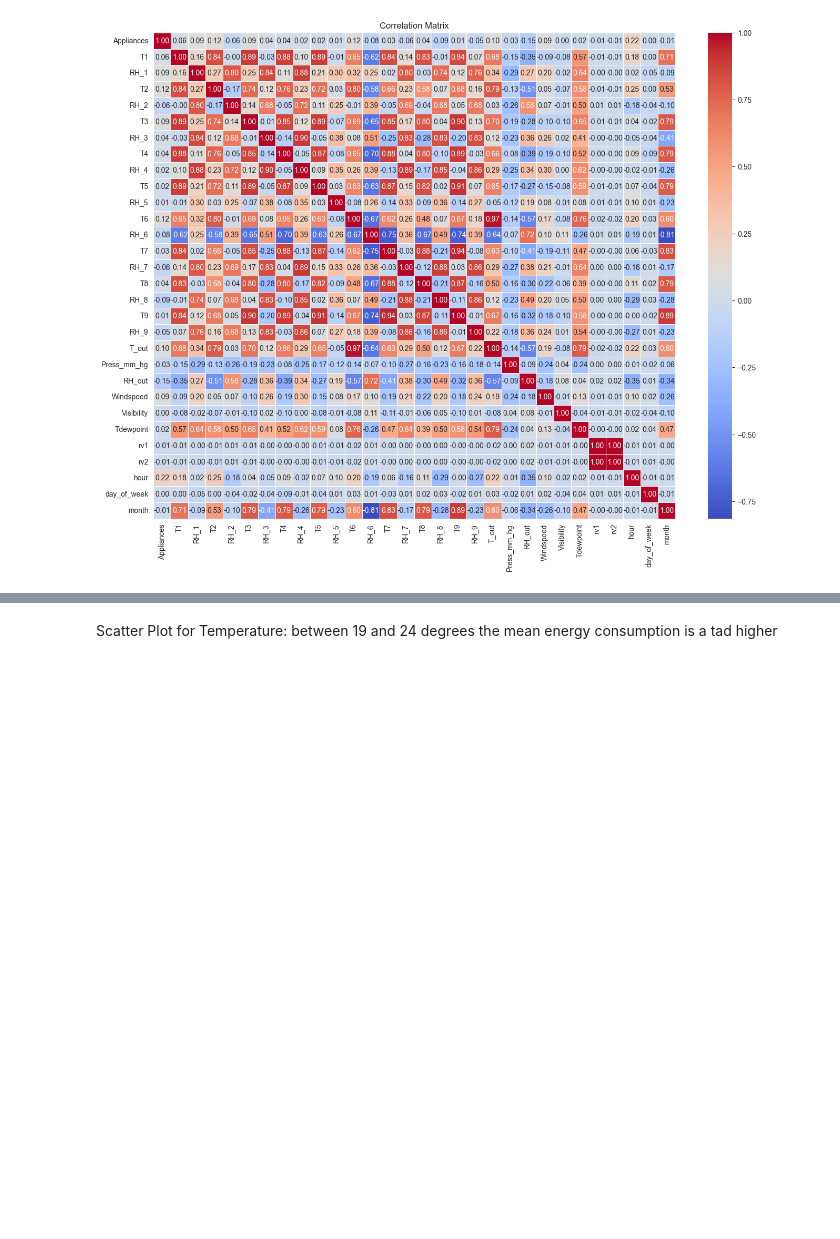
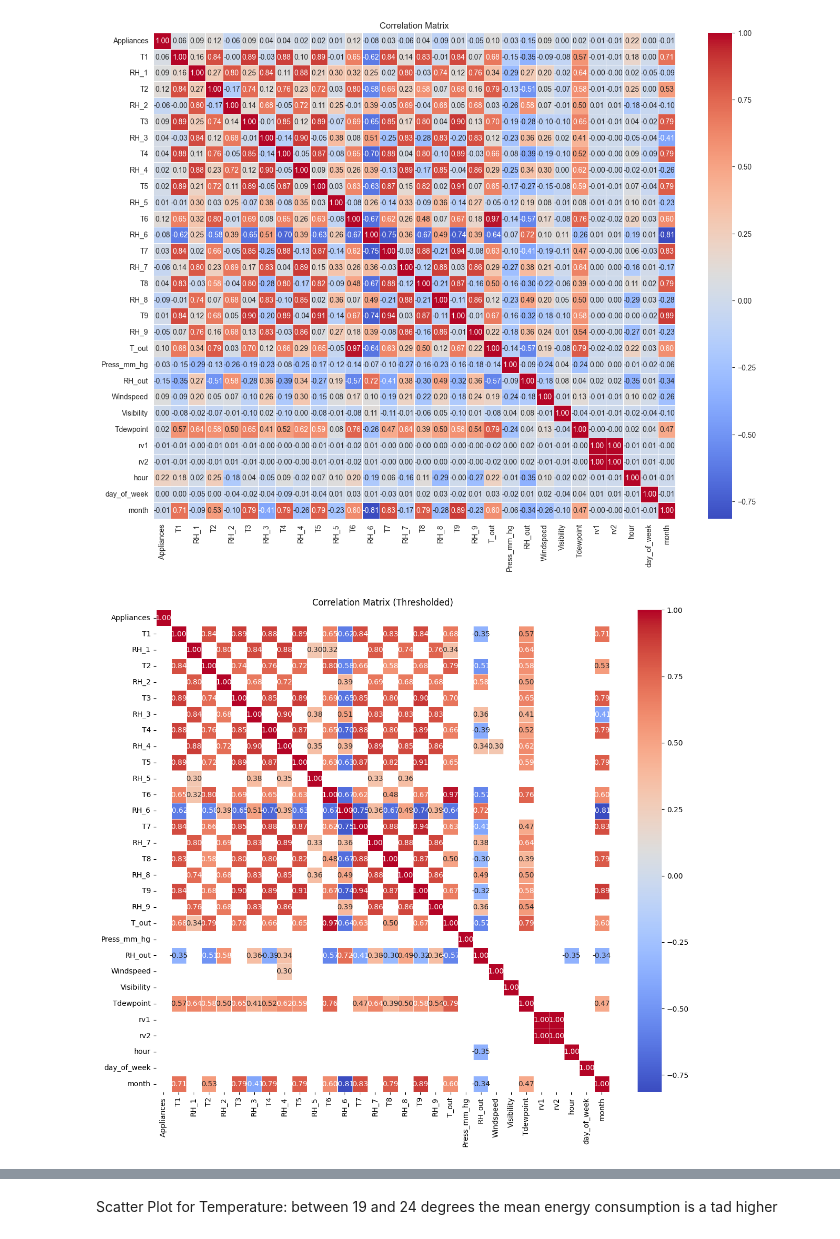
Before and after one commit to BianchiLuca28/EnergyConsumptionForecast, a Jupyter notebook: notebooks/analysis_and_model_creation.ipynb, the cells around one changed output, grey strips where cells are left out. Drawn from its saved outputs; the diff is of its cells as text; code cells hidden in the pictures; blank space fills up the shorter version.

Commit message:
added more correlation matix views

```diff
--- a/notebooks/analysis_and_model_creation.ipynb
+++ b/notebooks/analysis_and_model_creation.ipynb
@@ -202,3 +202,24 @@ plt.title('Correlation Matrix')
 plt.show()
 # %% [output]
 [figure]
+# %%
+#Treshold
+# Compute the correlation matrix
+correlation_matrix = df.corr()
+
+# Set a threshold
+threshold = 0.3
+
+# Create a mask to only show correlations above the threshold
+mask = np.abs(correlation_matrix) < threshold
+
+# Apply the mask to the correlation matrix
+correlation_matrix_thresholded = correlation_matrix.mask(mask)
+
+# Plot the thresholded correlation matrix
+plt.figure(figsize=(14, 12))
+sns.heatmap(correlation_matrix_thresholded, annot=True, fmt=".2f", cmap='coolwarm', linewidth=0.5, mask=mask)
+plt.title('Correlation Matrix (Thresholded)')
+plt.show()
+# %% [output]
+[figure, added]
```
Also changed, not shown: parts of 2 cells of this notebook, 1 other file.
